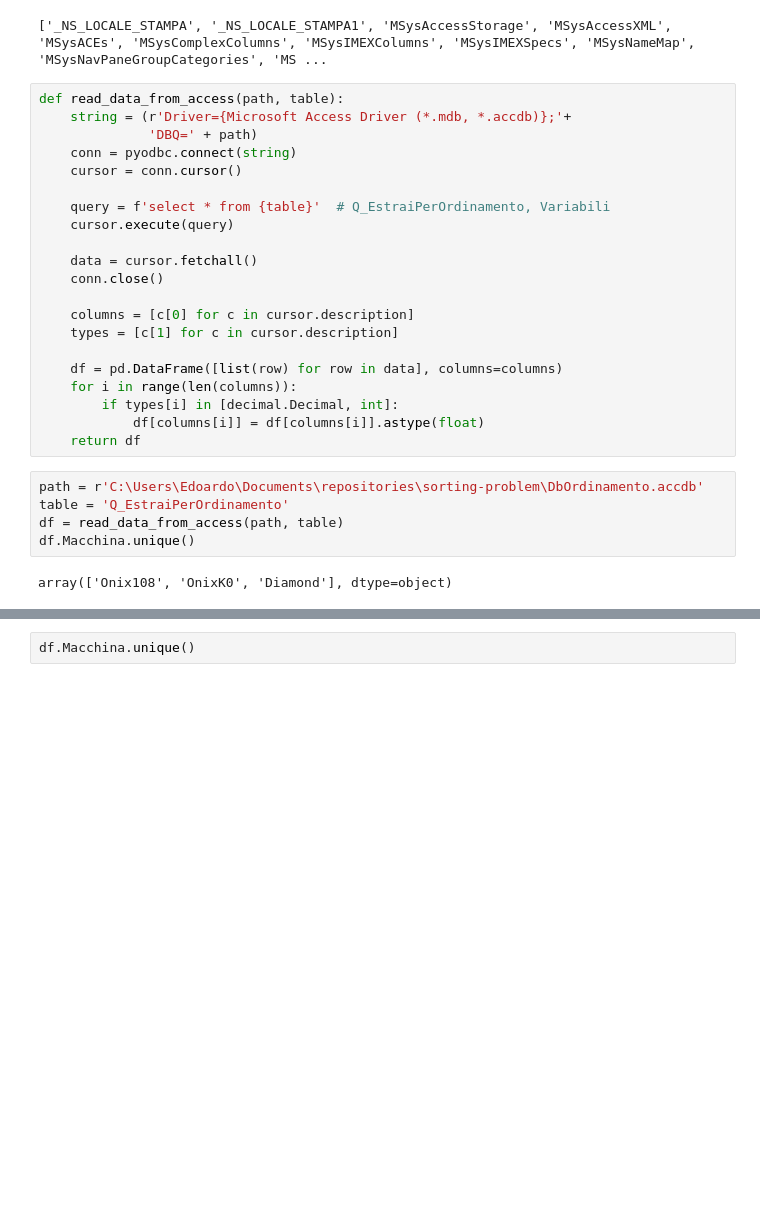
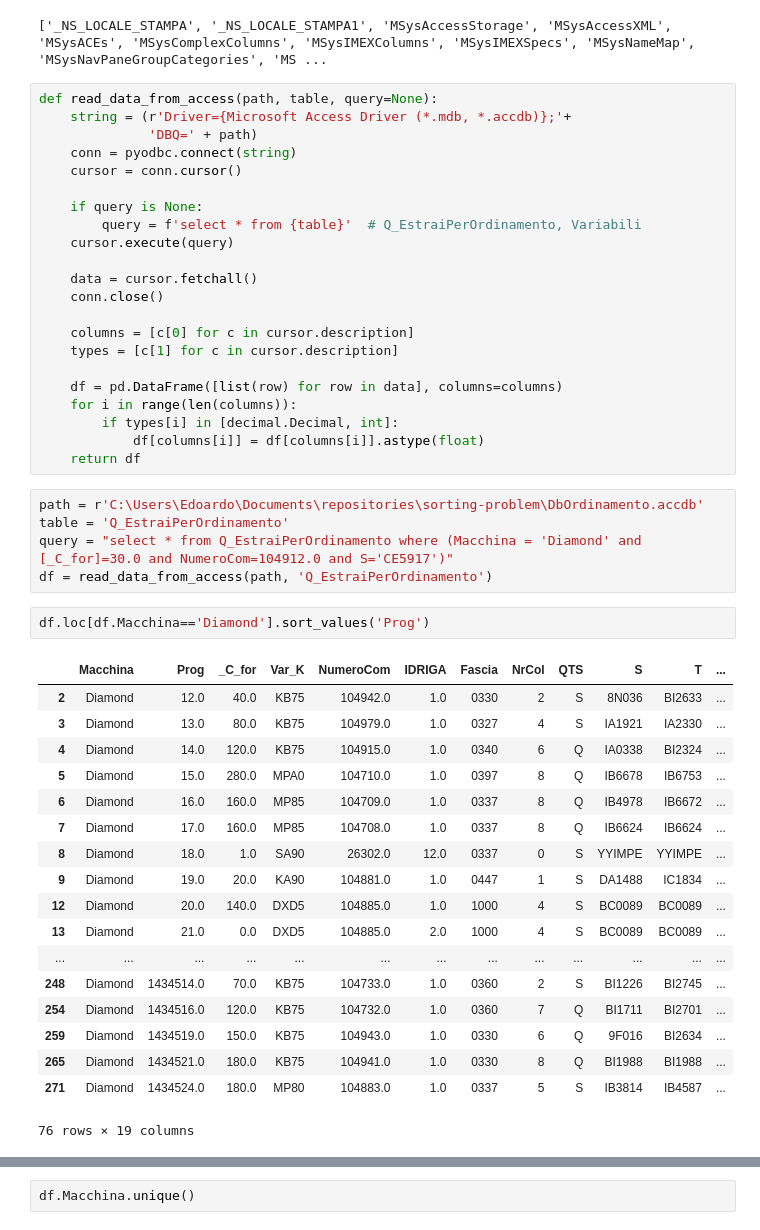
Before and after one commit to edu230991/sorting-problem, a Jupyter notebook: test_notebook.ipynb, the cells around one changed output, grey strips where cells are left out. Drawn from its saved outputs; the diff is of its cells as text; blank space fills up the shorter version.

```diff
--- a/test_notebook.ipynb
+++ b/test_notebook.ipynb
@@ -12,13 +12,14 @@ conn.close()
 # %% [output]
 ['_NS_LOCALE_STAMPA', '_NS_LOCALE_STAMPA1', 'MSysAccessStorage', 'MSysAccessXML', 'MSysACEs', 'MSysComplexColumns', 'MSysIMEXColumns', 'MSysIMEXSpecs', 'MSysNameMap', 'MSysNavPaneGroupCategories', 'MS ...
 # %%
-def read_data_from_access(path, table):
+def read_data_from_access(path, table, query=None):
     string = (r'Driver={Microsoft Access Driver (*.mdb, *.accdb)};'+
               'DBQ=' + path)
     conn = pyodbc.connect(string)
     cursor = conn.cursor()
 
-    query = f'select * from {table}'  # Q_EstraiPerOrdinamento, Variabili
+    if query is None:
+        query = f'select * from {table}'  # Q_EstraiPerOrdinamento, Variabili
     cursor.execute(query)
 
     data = cursor.fetchall()
@@ -35,10 +36,29 @@ def read_data_from_access(path, table):
 # %%
 path = r'C:\Users\Edoardo\Documents\repositories\sorting-problem\DbOrdinamento.accdb'
 table = 'Q_EstraiPerOrdinamento'
-df = read_data_from_access(path, table)
-df.Macchina.unique()
+query = "select * from Q_EstraiPerOrdinamento where (Macchina = 'Diamond' and [_C_for]=30.0 and NumeroCom=104912.0 and S='CE5917')"
+df = read_data_from_access(path, 'Q_EstraiPerOrdinamento')
-# %% [output]
-array(['Onix108', 'OnixK0', 'Diamond'], dtype=object)
+# %%
+df.loc[df.Macchina=='Diamond'].sort_values('Prog')
+# %% [output]
+|  | Macchina | Prog | _C_for | Var_K | NumeroCom | IDRIGA | Fascia | NrCol | QTS | S | T | ... |
+| 2 | Diamond | 12.0 | 40.0 | KB75 | 104942.0 | 1.0 | 0330 | 2 | S | 8N036 | BI2633 | ... |
+| 3 | Diamond | 13.0 | 80.0 | KB75 | 104979.0 | 1.0 | 0327 | 4 | S | IA1921 | IA2330 | ... |
+| 4 | Diamond | 14.0 | 120.0 | KB75 | 104915.0 | 1.0 | 0340 | 6 | Q | IA0338 | BI2324 | ... |
+| 5 | Diamond | 15.0 | 280.0 | MPA0 | 104710.0 | 1.0 | 0397 | 8 | Q | IB6678 | IB6753 | ... |
+| 6 | Diamond | 16.0 | 160.0 | MP85 | 104709.0 | 1.0 | 0337 | 8 | Q | IB4978 | IB6672 | ... |
+| 7 | Diamond | 17.0 | 160.0 | MP85 | 104708.0 | 1.0 | 0337 | 8 | Q | IB6624 | IB6624 | ... |
+| 8 | Diamond | 18.0 | 1.0 | SA90 | 26302.0 | 12.0 | 0337 | 0 | S | YYIMPE | YYIMPE | ... |
+| 9 | Diamond | 19.0 | 20.0 | KA90 | 104881.0 | 1.0 | 0447 | 1 | S | DA1488 | IC1834 | ... |
+| 12 | Diamond | 20.0 | 140.0 | DXD5 | 104885.0 | 1.0 | 1000 | 4 | S | BC0089 | BC0089 | ... |
+| 13 | Diamond | 21.0 | 0.0 | DXD5 | 104885.0 | 2.0 | 1000 | 4 | S | BC0089 | BC0089 | ... |
+| ... | ... | ... | ... | ... | ... | ... | ... | ... | ... | ... | ... | ... |
+| 248 | Diamond | 1434514.0 | 70.0 | KB75 | 104733.0 | 1.0 | 0360 | 2 | S | BI1226 | BI2745 | ... |
+| 254 | Diamond | 1434516.0 | 120.0 | KB75 | 104732.0 | 1.0 | 0360 | 7 | Q | BI1711 | BI2701 | ... |
+| 259 | Diamond | 1434519.0 | 150.0 | KB75 | 104943.0 | 1.0 | 0330 | 6 | Q | 9F016 | BI2634 | ... |
+| 265 | Diamond | 1434521.0 | 180.0 | KB75 | 104941.0 | 1.0 | 0330 | 8 | Q | BI1988 | BI1988 | ... |
+| 271 | Diamond | 1434524.0 | 180.0 | MP80 | 104883.0 | 1.0 | 0337 | 5 | S | IB3814 | IB4587 | ... |
+76 rows × 19 columns
 # %%
 df.head()
 # %% [output]
```
Also changed, not shown: parts of 1 cell of this notebook, 1 other file.
